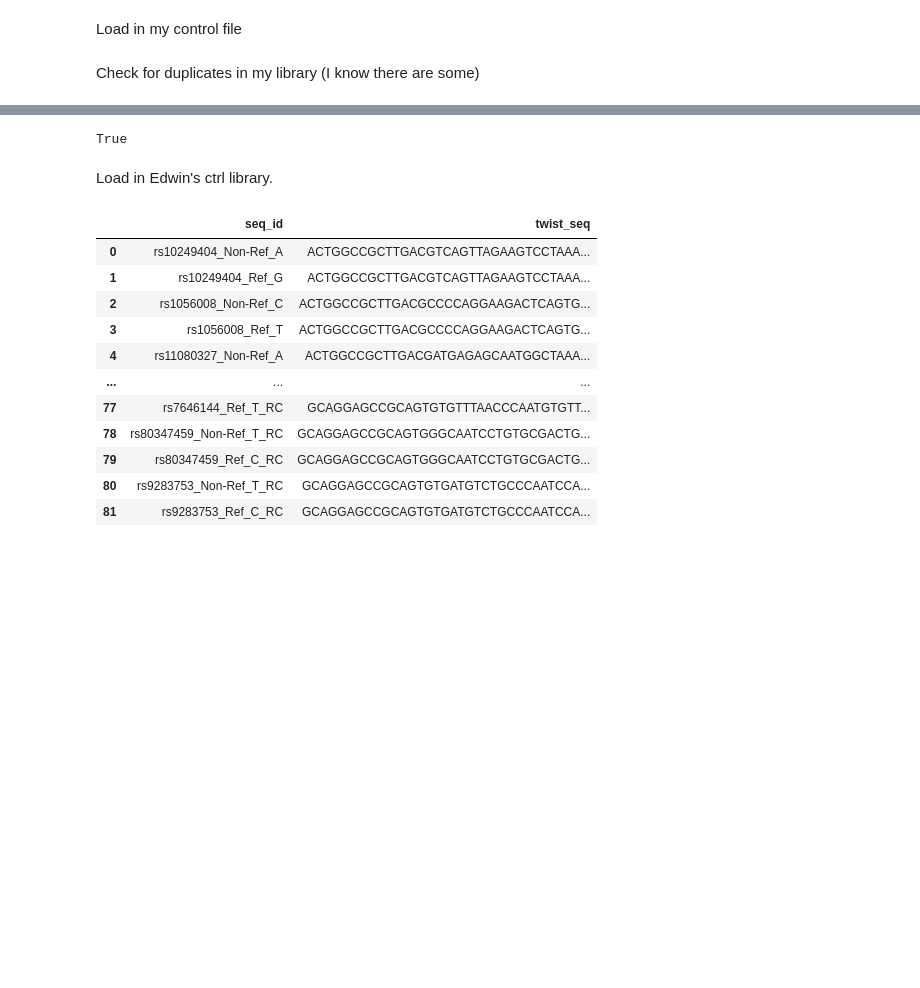
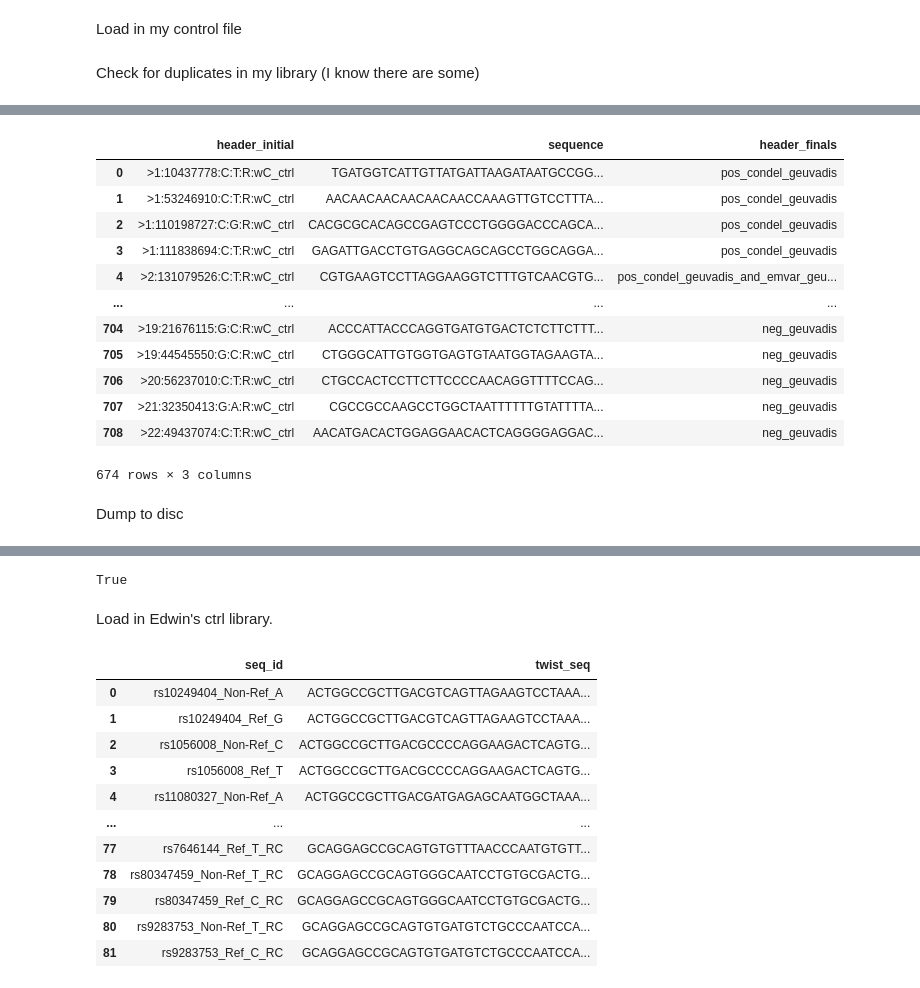
Before and after one commit to Reilly-Lab-Yale/mcn_code_for_edwin, a Jupyter notebook: check_ctrls/check_ctrls.ipynb, the cells around one changed output, grey strips where cells are left out. Drawn from its saved outputs; the diff is of its cells as text; code cells hidden in the pictures; blank space fills up the shorter version.

```diff
--- a/check_ctrls/check_ctrls.ipynb
+++ b/check_ctrls/check_ctrls.ipynb
@@ -74,0 +70,7 @@ Ok, so it looks like the recalcitrant duplictes are emvar/positve. Not terribly
+# %%
+#Just pick out the first sequence, since theyre all the same in each row
+filtered_df["sequence"]=filtered_df["sequences"].apply(lambda x: x[0])
+filtered_df.drop("sequences",inplace=True,axis=1)
+# %%
+#drop duplicates
+filtered_df=filtered_df.drop_duplicates()
@@ -74,0 +98,7 @@ Ok, so it looks like the recalcitrant duplictes are emvar/positve. Not terribly
+# %%
+def reattach_final(row):
+    all_finals=list(my_ctrl_lib[my_ctrl_lib["header_initial"]==row["header_initial"]]["header_final"].unique())
+    all_finals=all_finals
+    return "_and_".join(all_finals)
+
+filtered_df = filtered_df.assign(header_finals=filtered_df.apply(reattach_final, axis=1))
@@ -74,0 +116,16 @@ Ok, so it looks like the recalcitrant duplictes are emvar/positve. Not terribly
+# %%
+filtered_df
+# %% [output]
+|  | header_initial | sequence | header_finals |
+| 0 | >1:10437778:C:T:R:wC_ctrl | TGATGGTCATTGTTATGATTAAGATAATGCCGG... | pos_condel_geuvadis |
+| 1 | >1:53246910:C:T:R:wC_ctrl | AACAACAACAACAACAACCAAAGTTGTCCTTTA... | pos_condel_geuvadis |
+| 2 | >1:110198727:C:G:R:wC_ctrl | CACGCGCACAGCCGAGTCCCTGGGGACCCAGCA... | pos_condel_geuvadis |
+| 3 | >1:111838694:C:T:R:wC_ctrl | GAGATTGACCTGTGAGGCAGCAGCCTGGCAGGA... | pos_condel_geuvadis |
+| 4 | >2:131079526:C:T:R:wC_ctrl | CGTGAAGTCCTTAGGAAGGTCTTTGTCAACGTG... | pos_condel_geuvadis_and_emvar_geu... |
+| ... | ... | ... | ... |
+| 704 | >19:21676115:G:C:R:wC_ctrl | ACCCATTACCCAGGTGATGTGACTCTCTTCTTT... | neg_geuvadis |
+| 705 | >19:44545550:G:C:R:wC_ctrl | CTGGGCATTGTGGTGAGTGTAATGGTAGAAGTA... | neg_geuvadis |
+| 706 | >20:56237010:C:T:R:wC_ctrl | CTGCCACTCCTTCTTCCCCAACAGGTTTTCCAG... | neg_geuvadis |
+| 707 | >21:32350413:G:A:R:wC_ctrl | CGCCGCCAAGCCTGGCTAATTTTTTGTATTTTA... | neg_geuvadis |
+| 708 | >22:49437074:C:T:R:wC_ctrl | AACATGACACTGGAGGAACACTCAGGGGAGGAC... | neg_geuvadis |
+674 rows × 3 columns
@@ -74,0 +137,2 @@ Ok, so it looks like the recalcitrant duplictes are emvar/positve. Not terribly
+# %% [markdown]
+Dump to disc
```
Also changed, not shown: parts of 24 cells of this notebook, 1 other file.
